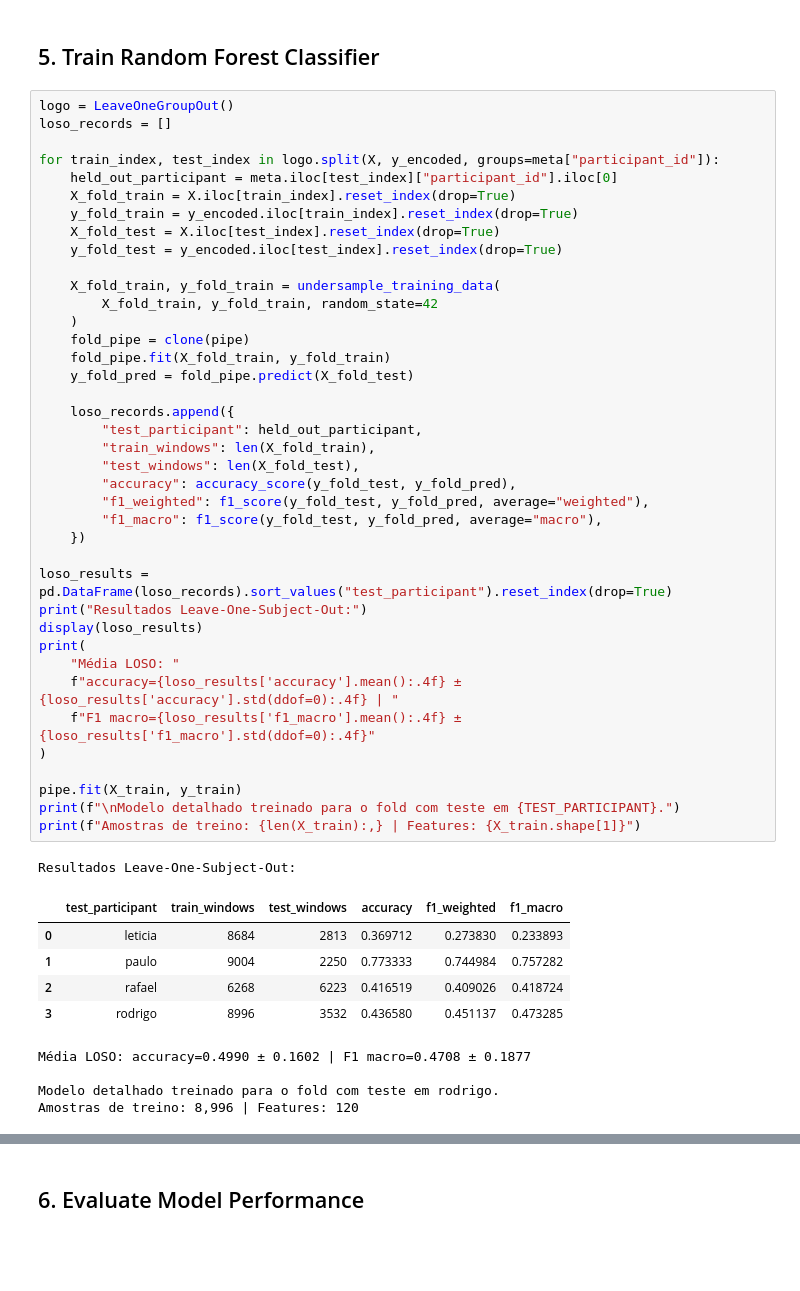
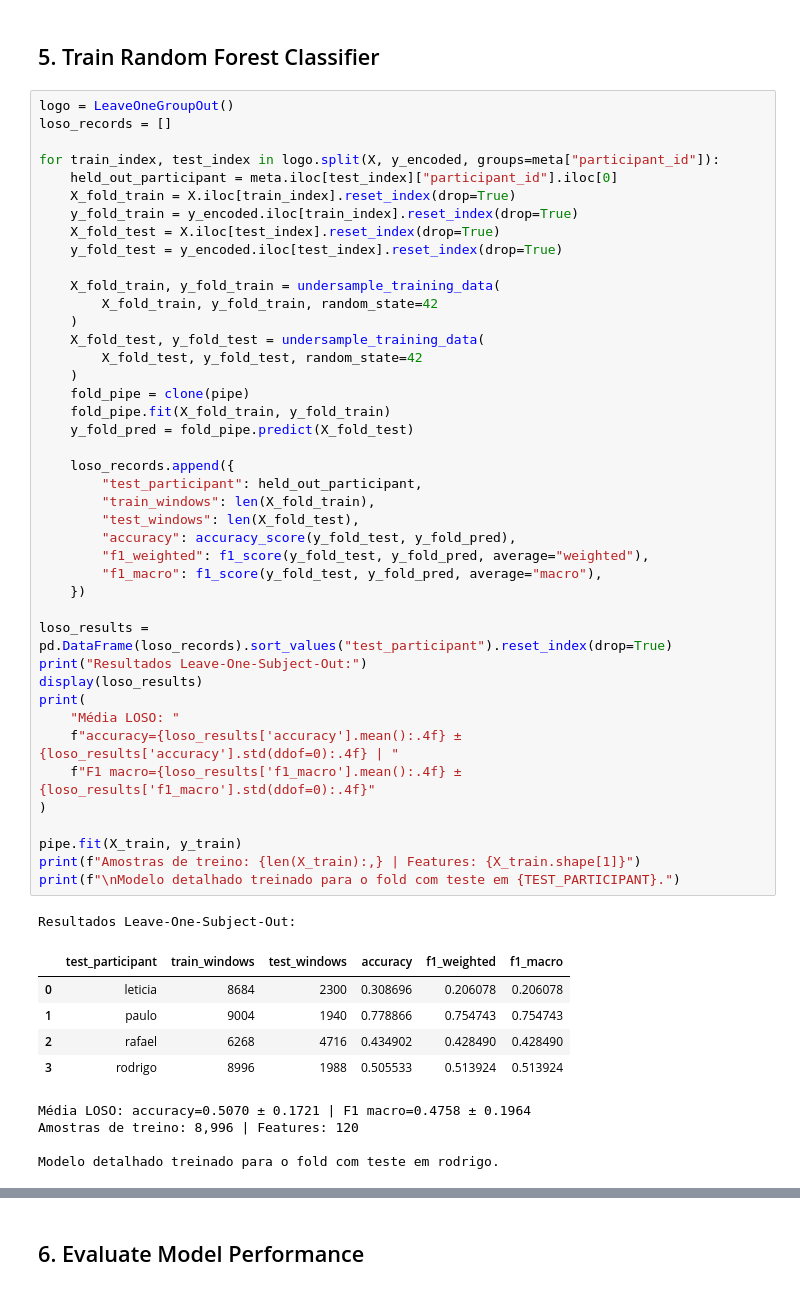
Before and after one commit to RafaelLuckner/RACE, a Jupyter notebook: 2-random_forest_training.ipynb, the cells around one changed output, grey strips where cells are left out. Drawn from its saved outputs; the diff is of its cells as text; blank space fills up the shorter version.

```diff
--- a/2-random_forest_training.ipynb
+++ b/2-random_forest_training.ipynb
@@ -348,40 +349,43 @@ for train_index, test_index in logo.split(X, y_encoded, groups=meta["participant
 
     X_fold_train, y_fold_train = undersample_training_data(
         X_fold_train, y_fold_train, random_state=42
+    )
+    X_fold_test, y_fold_test = undersample_training_data(
+        X_fold_test, y_fold_test, random_state=42
     )
     fold_pipe = clone(pipe)
     fold_pipe.fit(X_fold_train, y_fold_train)
     y_fold_pred = fold_pipe.predict(X_fold_test)
 
     loso_records.append({
         "test_participant": held_out_participant,
         "train_windows": len(X_fold_train),
         "test_windows": len(X_fold_test),
         "accuracy": accuracy_score(y_fold_test, y_fold_pred),
         "f1_weighted": f1_score(y_fold_test, y_fold_pred, average="weighted"),
         "f1_macro": f1_score(y_fold_test, y_fold_pred, average="macro"),
     })
 
 loso_results = pd.DataFrame(loso_records).sort_values("test_participant").reset_index(drop=True)
 print("Resultados Leave-One-Subject-Out:")
 display(loso_results)
 print(
     "Média LOSO: "
     f"accuracy={loso_results['accuracy'].mean():.4f} ± {loso_results['accuracy'].std(ddof=0):.4f} | "
     f"F1 macro={loso_results['f1_macro'].mean():.4f} ± {loso_results['f1_macro'].std(ddof=0):.4f}"
 )
 
 pipe.fit(X_train, y_train)
+print(f"Amostras de treino: {len(X_train):,} | Features: {X_train.shape[1]}")
 print(f"\nModelo detalhado treinado para o fold com teste em {TEST_PARTICIPANT}.")
-print(f"Amostras de treino: {len(X_train):,} | Features: {X_train.shape[1]}")
 # %% [output]
 Resultados Leave-One-Subject-Out:
 |  | test_participant | train_windows | test_windows | accuracy | f1_weighted | f1_macro |
-| 0 | leticia | 8684 | 2813 | 0.369712 | 0.273830 | 0.233893 |
-| 1 | paulo | 9004 | 2250 | 0.773333 | 0.744984 | 0.757282 |
-| 2 | rafael | 6268 | 6223 | 0.416519 | 0.409026 | 0.418724 |
-| 3 | rodrigo | 8996 | 3532 | 0.436580 | 0.451137 | 0.473285 |
+| 0 | leticia | 8684 | 2300 | 0.308696 | 0.206078 | 0.206078 |
+| 1 | paulo | 9004 | 1940 | 0.778866 | 0.754743 | 0.754743 |
+| 2 | rafael | 6268 | 4716 | 0.434902 | 0.428490 | 0.428490 |
+| 3 | rodrigo | 8996 | 1988 | 0.505533 | 0.513924 | 0.513924 |
-Média LOSO: accuracy=0.4990 ± 0.1602 | F1 macro=0.4708 ± 0.1877
+Média LOSO: accuracy=0.5070 ± 0.1721 | F1 macro=0.4758 ± 0.1964
+Amostras de treino: 8,996 | Features: 120
 
 Modelo detalhado treinado para o fold com teste em rodrigo.
-Amostras de treino: 8,996 | Features: 120
```
Also changed, not shown: parts of 9 cells of this notebook, 4 other files.
